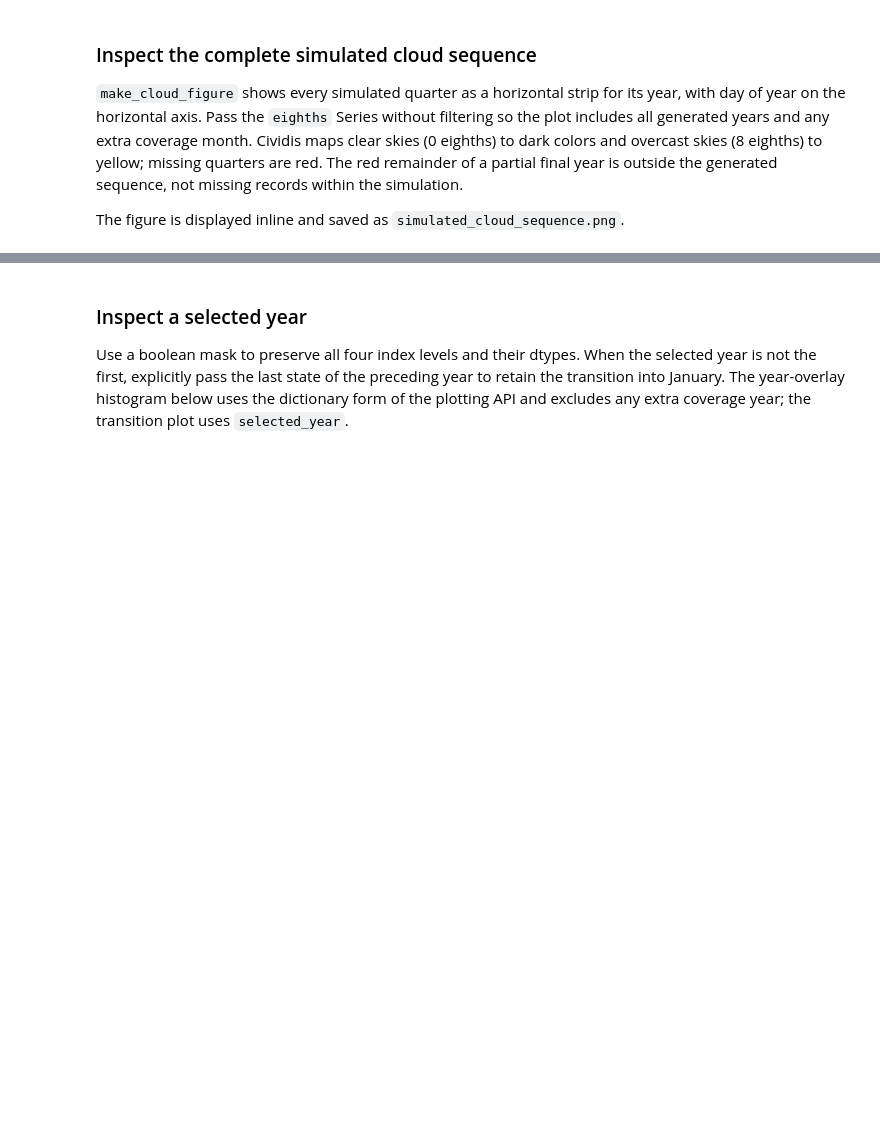
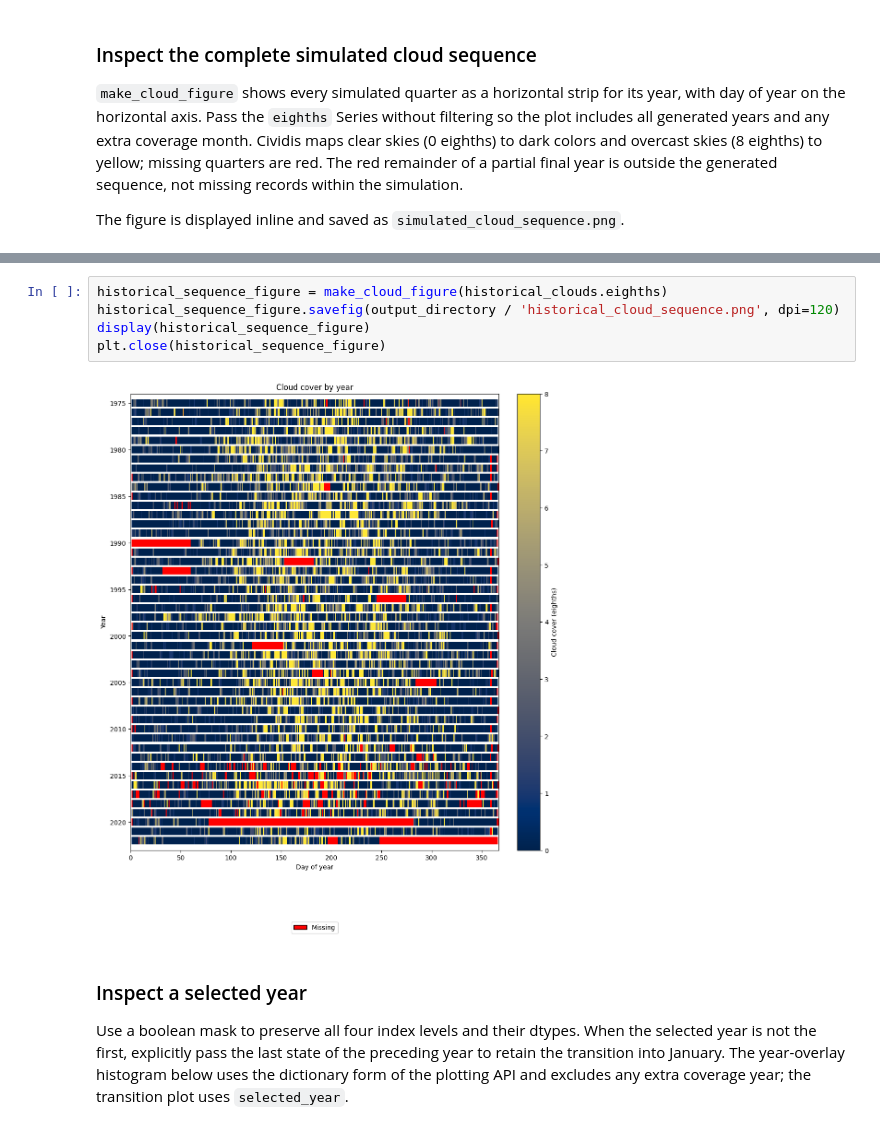
Before and after one commit to lsst/rubin_sim, a Jupyter notebook: docs/issues/lsst-64-jupyter-example.ipynb, the cells around one changed output, grey strips where cells are left out. Cells and saved outputs as stored; diff of their text form; blank space fills up the shorter version.

```diff
--- a/docs/issues/lsst-64-jupyter-example.ipynb
+++ b/docs/issues/lsst-64-jupyter-example.ipynb
@@ -351,3 +364,10 @@ plt.close(sequence_figure)
+# %%
+historical_sequence_figure = make_cloud_figure(historical_clouds.eighths)
+historical_sequence_figure.savefig(output_directory / 'historical_cloud_sequence.png', dpi=120)
+display(historical_sequence_figure)
+plt.close(historical_sequence_figure)
+# %% [output]
+[figure, added]
 # %% [markdown]
 ### Inspect a selected year
 
```
Also changed, not shown: parts of 12 cells of this notebook.
